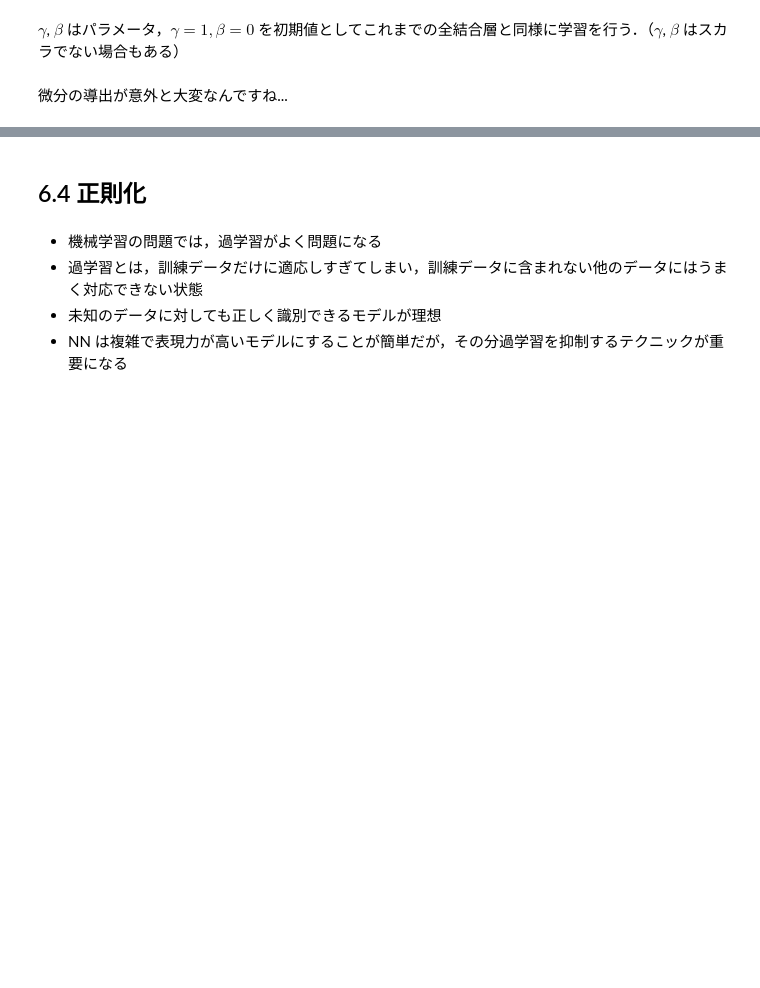
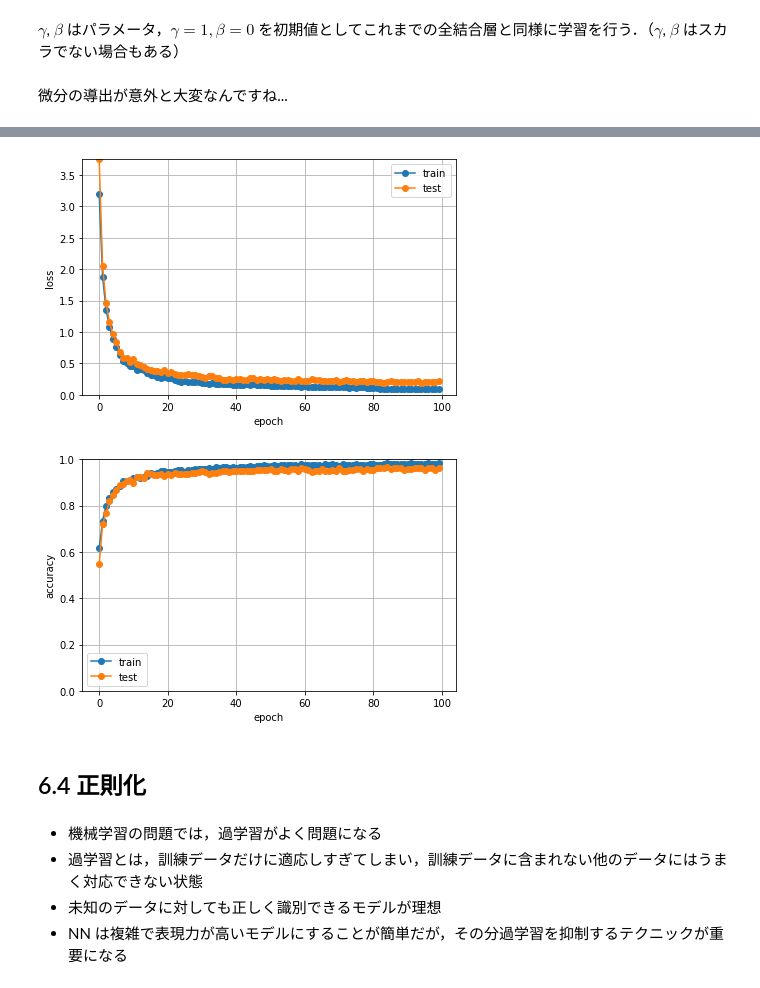
Before and after one commit to inaty/shared-deep-learning-from-scratch, a Jupyter notebook: ch6/6_3-6_5/6_3-6_5.ipynb, the cells around one changed output, grey strips where cells are left out. Saved outputs shown, nothing was run; the diff lists cells and outputs as text; code cells hidden in the pictures; blank space fills up the shorter version.

```diff
--- a/ch6/6_3-6_5/6_3-6_5.ipynb
+++ b/ch6/6_3-6_5/6_3-6_5.ipynb
@@ -59,0 +127,18 @@ $\gamma$, $\beta$ はパラメータ，$\gamma = 1, \beta = 0$ を初期値と
+# %%
+# training parameters
+num_epoch = 100
+batch_size = 8
+lr = 0.01
+l1 = 0.000
+l2 = 0.000
+# %%
+# network definition
+neuron_size = 200
+sequence = [
+    L.BatchNormalization(n_out=feature_size),
+    L.Linear(n_in=feature_size, n_out=neuron_size),
+    L.ReLU(),
+    L.BatchNormalization(n_out=neuron_size),
+    L.Linear(n_in=neuron_size, n_out=num_classes),
+]
+net = SequenceNet(layers=sequence, loss=L.SoftmaxCrossEntropy(), l1=l1, l2=l2)
@@ -60,3 +157,9 @@ $\gamma$, $\beta$ はパラメータ，$\gamma = 1, \beta = 0$ を初期値と
+# %%
+# visualize
+visualizer.visualize_histories(histories)
+# %% [output]
+[figure, added]
+[figure, added]
 # %% [markdown]
 ## 6.4 正則化
 # %% [markdown]
```
Also changed, not shown: parts of 37 cells of this notebook, 5 other files.
